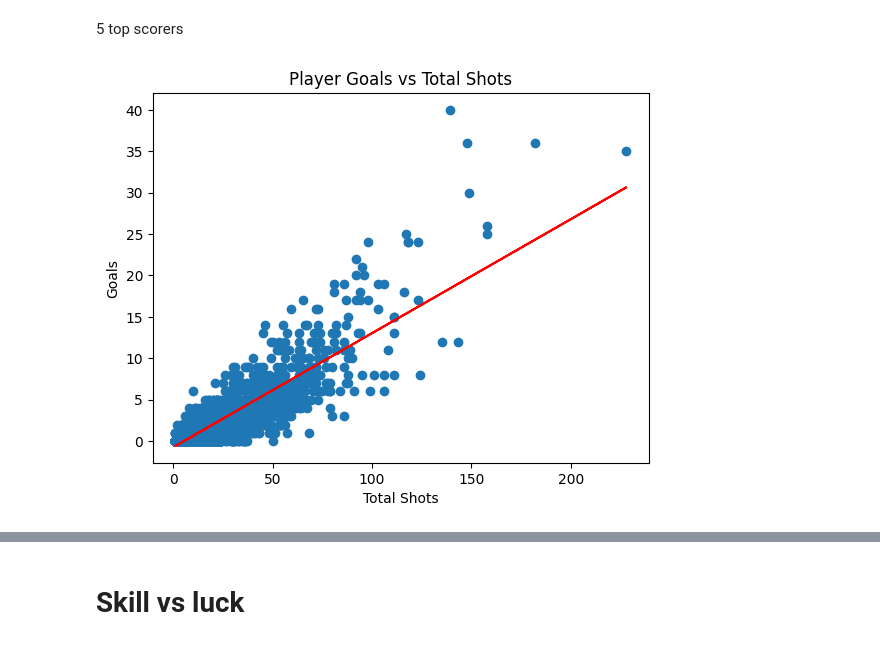
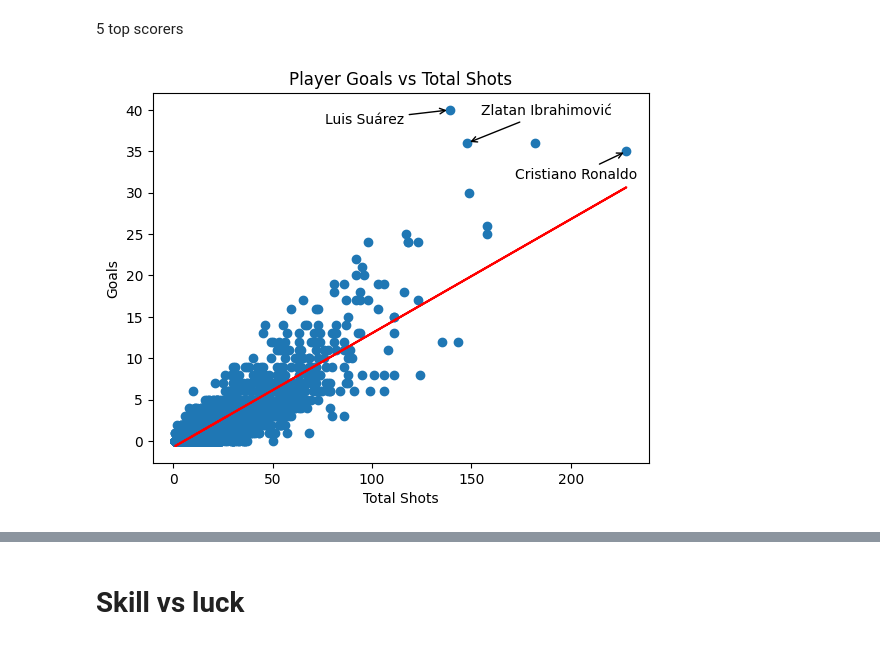
Before and after one commit to kaspar-soukup/expected_goals, a Jupyter notebook: Expected-Goals/notebooks/EDA.ipynb, the cells around one changed output, grey strips where cells are left out. Drawn from its saved outputs; the diff is of its cells as text; code cells hidden in the pictures.

```diff
--- a/Expected-Goals/notebooks/EDA.ipynb
+++ b/Expected-Goals/notebooks/EDA.ipynb
@@ -184,5 +184,14 @@ football["location"][0], football["shot_freeze_frame"][0]
  "[{'location': [115.7, 50.0], 'player': {'id': 3510, 'name': 'Sead Kolašinac'}, 'position': {'id': 6, 'name': 'Left Back'}, 'teammate': False}, {'location': [113.2, 39.3], 'player': {'id': 3502, 'nam ...
 # %% [markdown]
 # Aggregations
+# %%
+def annotate_graph(name: str, x, y, off_x, off_y):
+    plt.annotate(
+        text = name,
+        xy = (x, y),
+        xytext=(off_x, off_y),
+        textcoords="offset points",
+        arrowprops=dict(arrowstyle="->", color="black")
+    )
 # %% [markdown]
 5 teams with the most shots
@@ -213,23 +252,28 @@ plt.show()
 # %%
 player_stats = football.assign(
     Goal=lambda d: (d.shot_outcome == "Goal").astype(int),
     Total=1
 ).pivot_table(
     index="player",
     values=["Goal", "Total"],
     aggfunc="sum"
 )
 
 plt.scatter(y = player_stats["Goal"], x = player_stats["Total"])
 x_p = player_stats["Goal"].values
 y_p = player_stats["Total"].values
 
 slope, intercept = np.polyfit(y_p, x_p, 1)
 plt.plot(y_p, slope * y_p + intercept, color = "red")
 
+# annotate graph
+annotate_graph("Luis Suárez", 139, 40, -90, -10)
+annotate_graph("Zlatan Ibrahimović", 148, 36, 10, 20)
+annotate_graph("Cristiano Ronaldo", 228, 35, -80, -20)
+
 plt.xlabel("Total Shots")
 plt.ylabel("Goals")
 plt.title("Player Goals vs Total Shots")
 plt.show()
 # %% [output]
-[figure, old version]
+[figure, new version]
```
Also changed, not shown: parts of 6 cells of this notebook, 1 other file.
